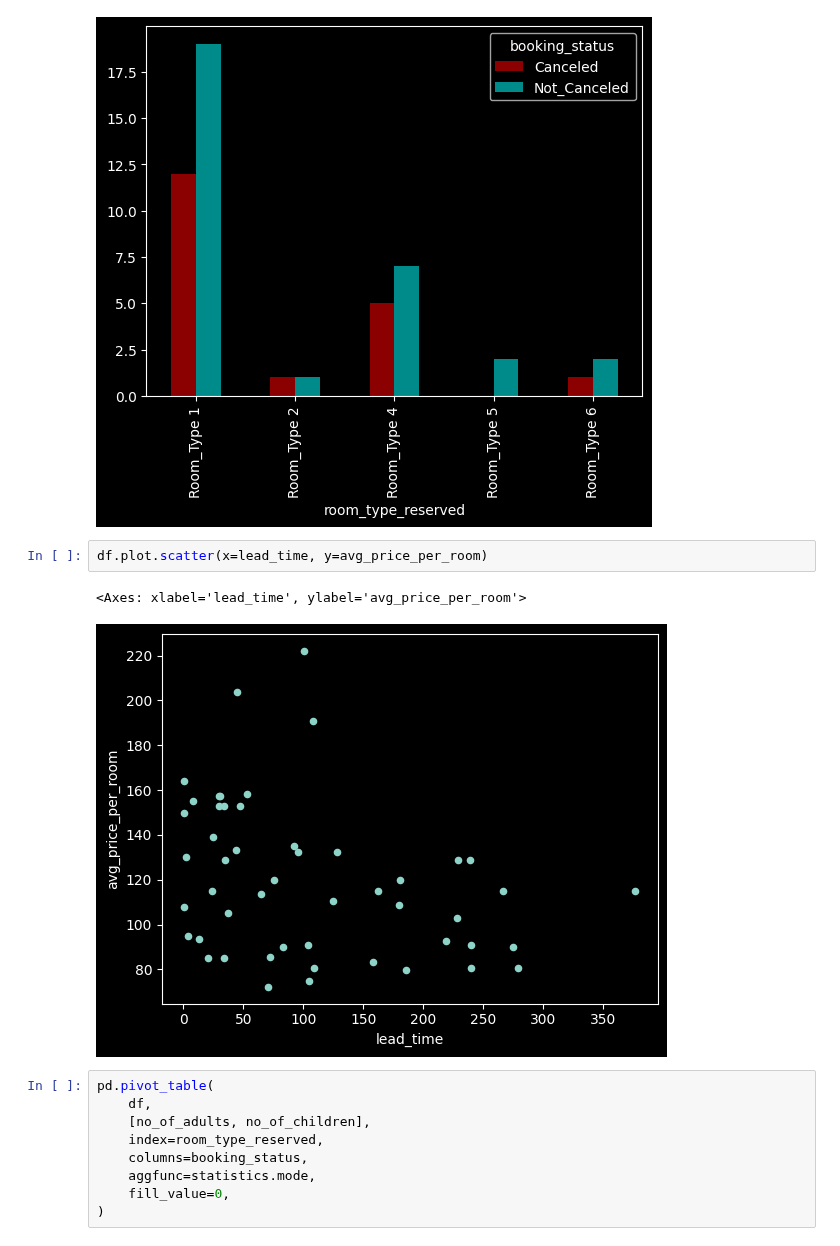
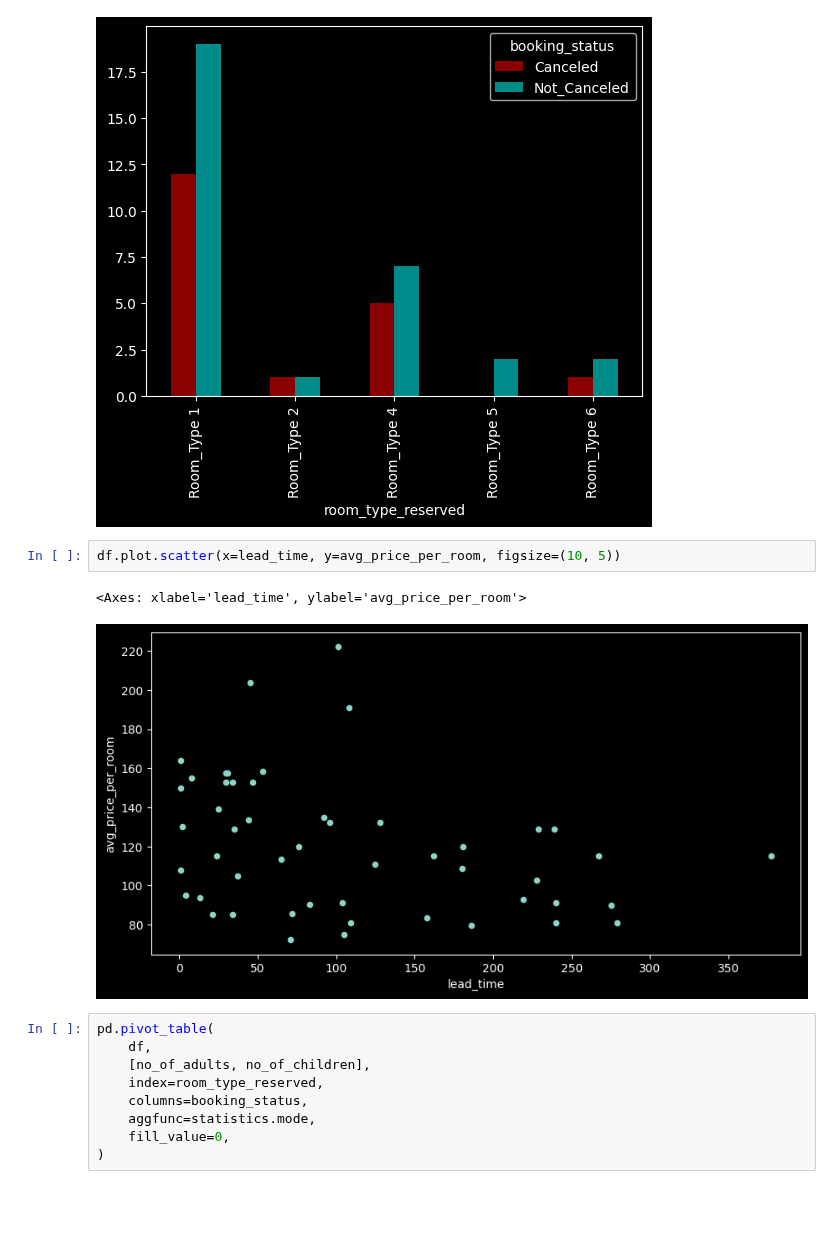
Before and after one commit to RohitMugalya/Learner-s-Garden, a Jupyter notebook: practice notebooks/data_analysis_practise.ipynb, the cells around one changed output. Cells and saved outputs as stored; diff of their text form; blank space fills up the shorter version.

```diff
--- a/practice notebooks/data_analysis_practise.ipynb
+++ b/practice notebooks/data_analysis_practise.ipynb
@@ -93,10 +93,10 @@ pd.pivot_table(
 <Axes: xlabel='room_type_reserved'>
 [figure]
 # %%
-df.plot.scatter(x=lead_time, y=avg_price_per_room)
+df.plot.scatter(x=lead_time, y=avg_price_per_room, figsize=(10, 5))
 # %% [output]
 <Axes: xlabel='lead_time', ylabel='avg_price_per_room'>
-[figure, old version]
+[figure, new version]
 # %%
 pd.pivot_table(
     df,
```
Also changed, not shown: parts of 7 cells of this notebook.
